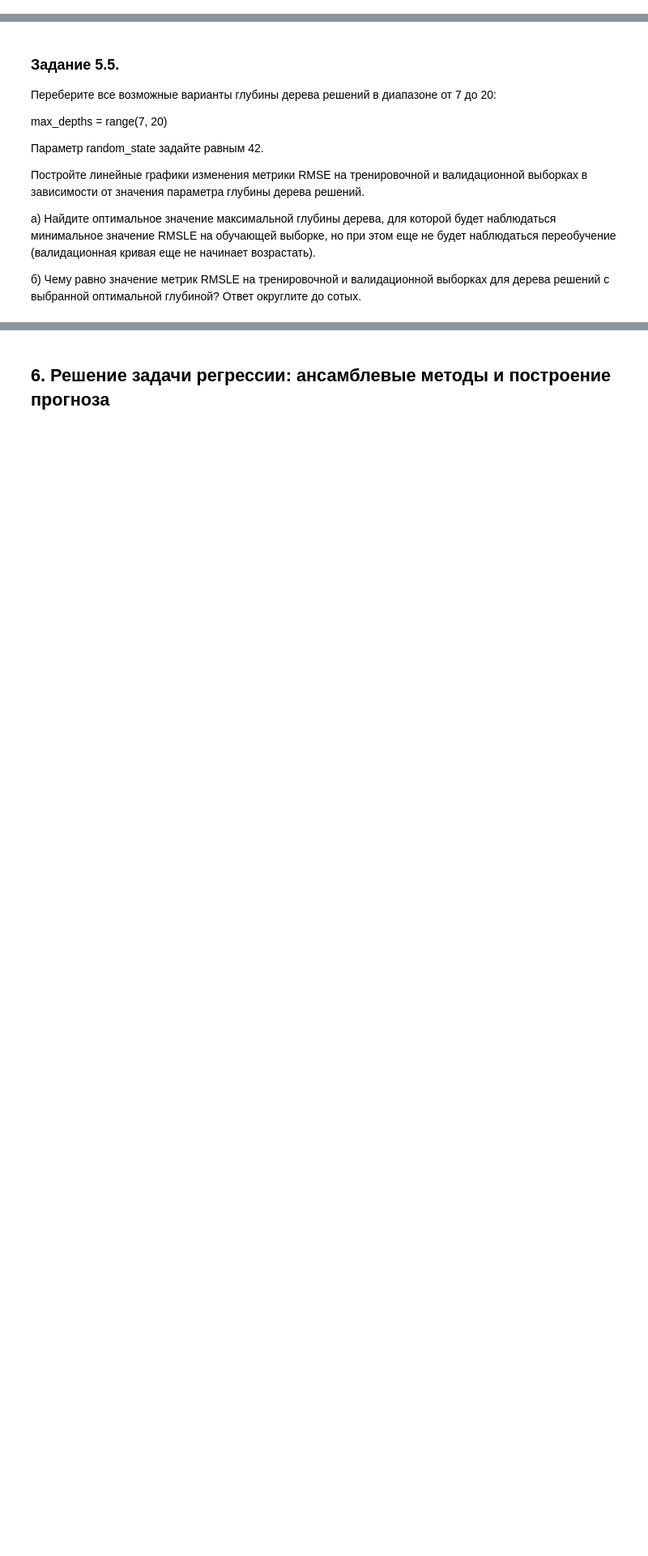
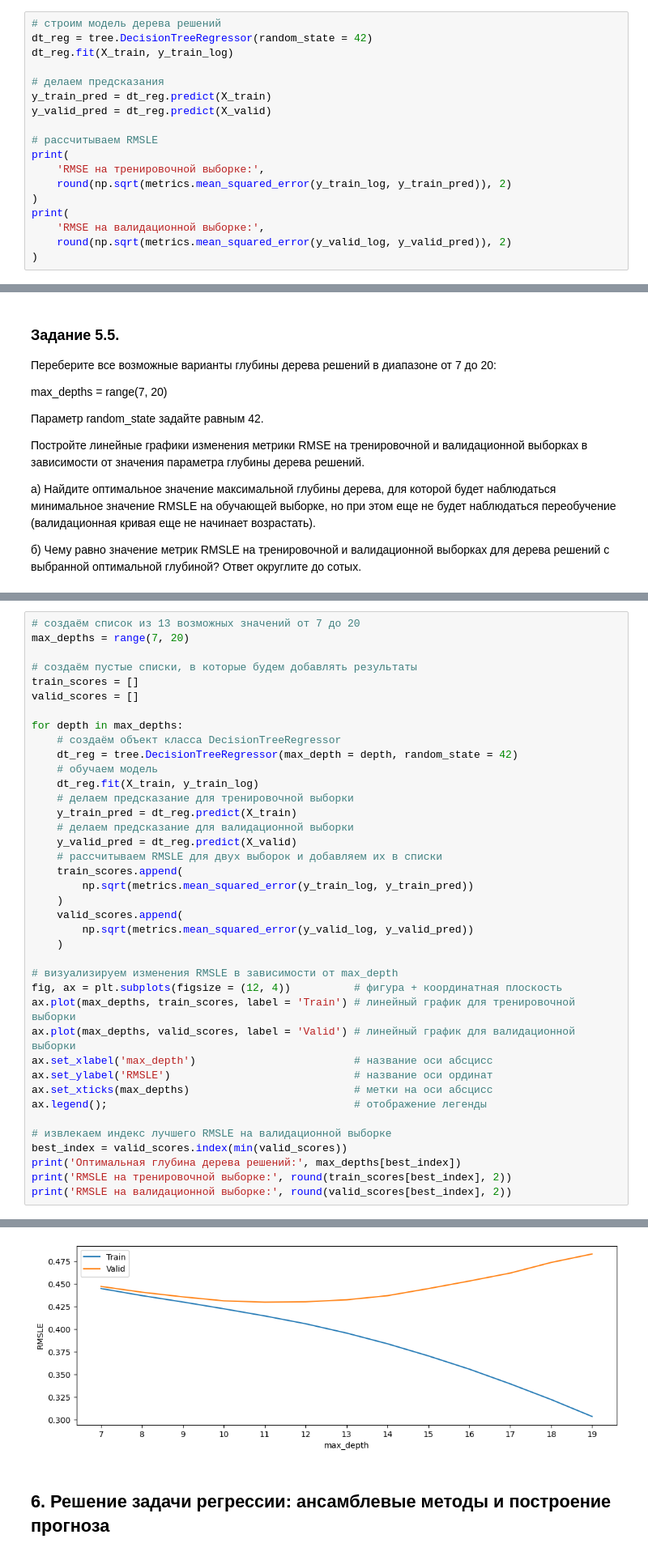
Before and after one commit to XDM94/Hackathon_SF_2024, a Jupyter notebook: Project.ipynb, the cells around one changed output, grey strips where cells are left out. Shown at 81% size. Cells and saved outputs as stored; diff of their text form; blank space fills up the shorter version.

```diff
--- a/Project.ipynb
+++ b/Project.ipynb
@@ -1124,0 +1123,18 @@ RMSE на валидационной выборке: 0.48
+# %%
+# строим модель дерева решений
+dt_reg = tree.DecisionTreeRegressor(random_state = 42)
+dt_reg.fit(X_train, y_train_log)
+
+# делаем предсказания
+y_train_pred = dt_reg.predict(X_train)
+y_valid_pred = dt_reg.predict(X_valid)
+
+# рассчитываем RMSLE
+print(
+    'RMSE на тренировочной выборке:',
+    round(np.sqrt(metrics.mean_squared_error(y_train_log, y_train_pred)), 2)
+)
+print(
+    'RMSE на валидационной выборке:',
+    round(np.sqrt(metrics.mean_squared_error(y_valid_log, y_valid_pred)), 2)
+)
@@ -1141,0 +1159,40 @@ optuna / hyperopt
+# %%
+# создаём список из 13 возможных значений от 7 до 20
+max_depths = range(7, 20)
+
+# создаём пустые списки, в которые будем добавлять результаты
+train_scores = []
+valid_scores = []
+
+for depth in max_depths:
+    # создаём объект класса DecisionTreeRegressor
+    dt_reg = tree.DecisionTreeRegressor(max_depth = depth, random_state = 42)
+    # обучаем модель
+    dt_reg.fit(X_train, y_train_log)
+    # делаем предсказание для тренировочной выборки
+    y_train_pred = dt_reg.predict(X_train)
+    # делаем предсказание для валидационной выборки
+    y_valid_pred = dt_reg.predict(X_valid)
+    # рассчитываем RMSLE для двух выборок и добавляем их в списки
+    train_scores.append(
+        np.sqrt(metrics.mean_squared_error(y_train_log, y_train_pred))
+    )
+    valid_scores.append(
+        np.sqrt(metrics.mean_squared_error(y_valid_log, y_valid_pred))
+    )
+
+# визуализируем изменения RMSLE в зависимости от max_depth
+fig, ax = plt.subplots(figsize = (12, 4))          # фигура + координатная плоскость
+ax.plot(max_depths, train_scores, label = 'Train') # линейный график для тренировочной выборки
+ax.plot(max_depths, valid_scores, label = 'Valid') # линейный график для валидационной выборки
+ax.set_xlabel('max_depth')                         # название оси абсцисс
+ax.set_ylabel('RMSLE')                             # название оси ординат
+ax.set_xticks(max_depths)                          # метки на оси абсцисс
+ax.legend();                                       # отображение легенды
+
+# извлекаем индекс лучшего RMSLE на валидационной выборке
+best_index = valid_scores.index(min(valid_scores))
+print('Оптимальная глубина дерева решений:', max_depths[best_index])
+print('RMSLE на тренировочной выборке:', round(train_scores[best_index], 2))
+print('RMSLE на валидационной выборке:', round(valid_scores[best_index], 2))
+# %% [output]
@@ -1142,3 +1202,4 @@ optuna / hyperopt
+[figure, added]
 # %% [markdown]
 ## 6. Решение задачи регрессии: ансамблевые методы и построение прогноза
 # %% [markdown]
```
Also changed, not shown: parts of 9 cells of this notebook.
